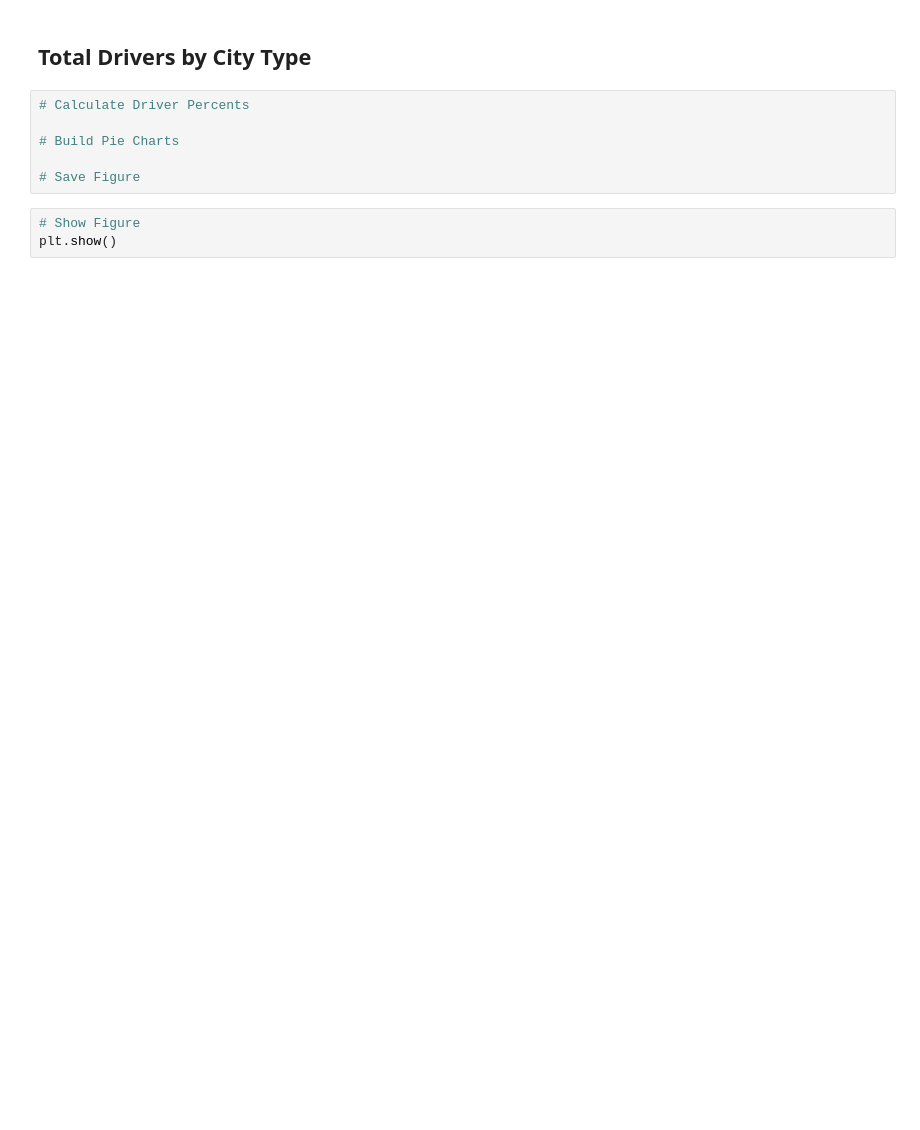
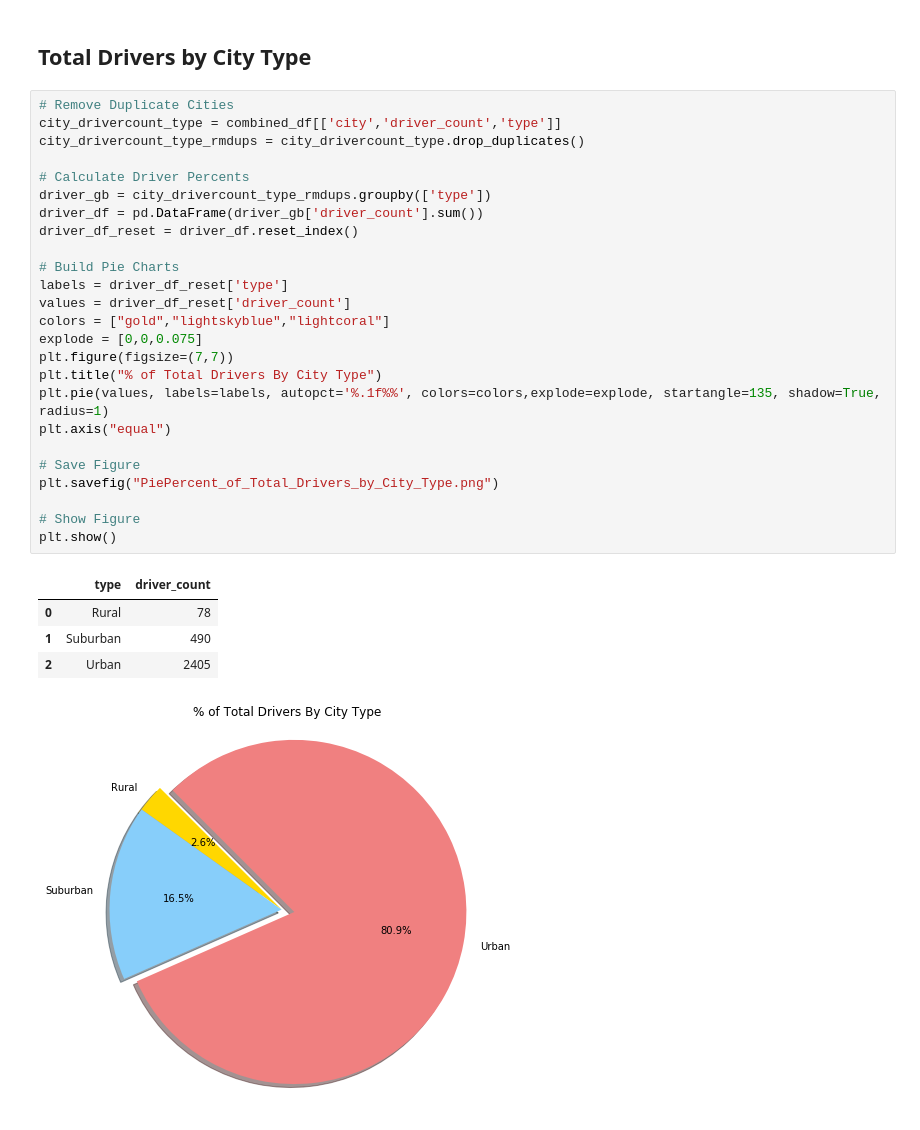
Before and after one commit to dodco2646/Matplotlib_HW, a Jupyter notebook: Pyber/pyber_starter.ipynb, the cells around one changed output. Saved outputs shown, nothing was run; the diff lists cells and outputs as text; blank space fills up the shorter version.

```diff
--- a/Pyber/pyber_starter.ipynb
+++ b/Pyber/pyber_starter.ipynb
@@ -98,11 +130,33 @@ plt.show()
 # %% [markdown]
 ## Total Drivers by City Type
-# %%
-# Calculate Driver Percents
-
-# Build Pie Charts
-
-# Save Figure
-# %%
-# Show Figure
-plt.show()
+# %%
+# Remove Duplicate Cities
+city_drivercount_type = combined_df[['city','driver_count','type']]
+city_drivercount_type_rmdups = city_drivercount_type.drop_duplicates()
+
+# Calculate Driver Percents
+driver_gb = city_drivercount_type_rmdups.groupby(['type'])
+driver_df = pd.DataFrame(driver_gb['driver_count'].sum())
+driver_df_reset = driver_df.reset_index()
+
+# Build Pie Charts
+labels = driver_df_reset['type']
+values = driver_df_reset['driver_count']
+colors = ["gold","lightskyblue","lightcoral"]
+explode = [0,0,0.075]
+plt.figure(figsize=(7,7))
+plt.title("% of Total Drivers By City Type")
+plt.pie(values, labels=labels, autopct='%.1f%%', colors=colors,explode=explode, startangle=135, shadow=True, radius=1)
+plt.axis("equal")
+
+# Save Figure
+plt.savefig("PiePercent_of_Total_Drivers_by_City_Type.png")
+
+# Show Figure
+plt.show()
+# %% [output]
+|  | type | driver_count |
+| 0 | Rural | 78 |
+| 1 | Suburban | 490 |
+| 2 | Urban | 2405 |
+[figure, added]
```
Also changed, not shown: parts of 10 cells of this notebook, 3 other files.
